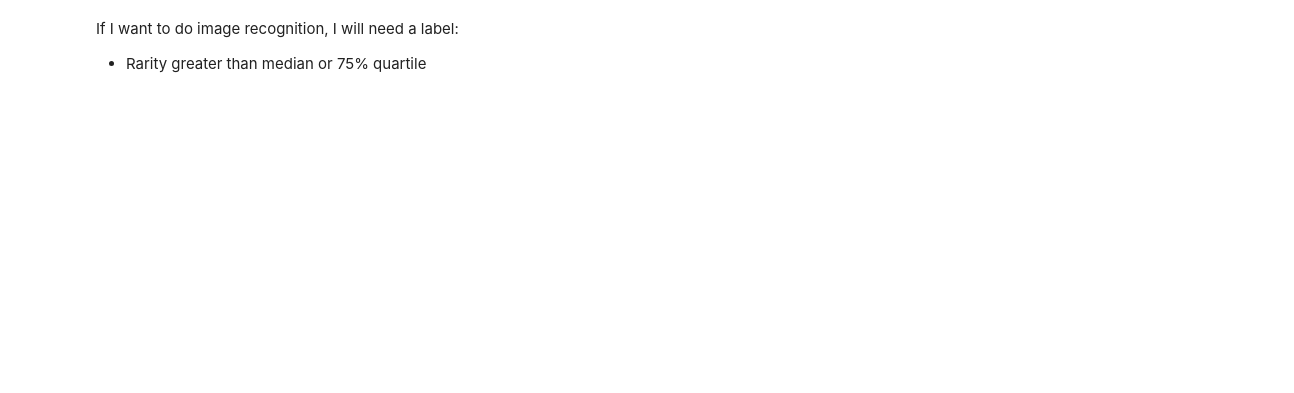
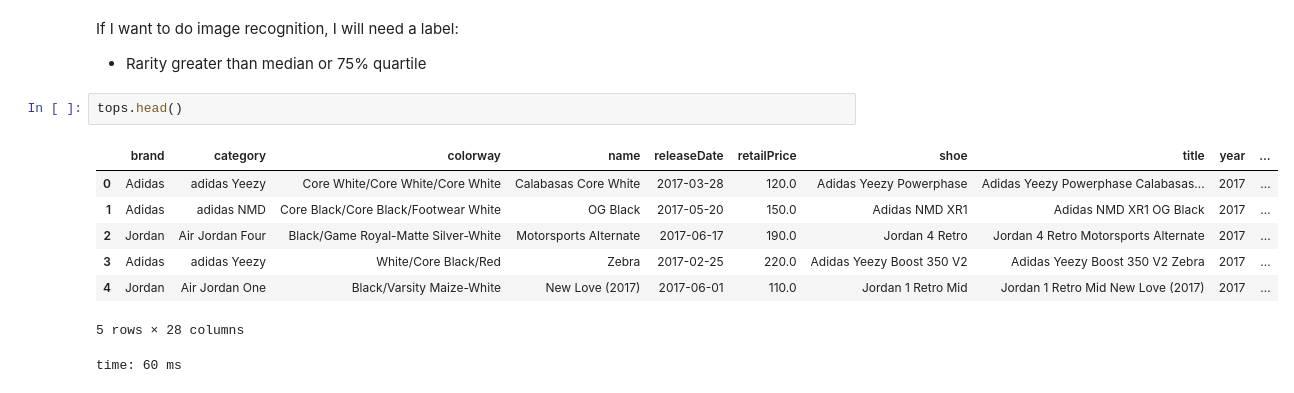
Before and after one commit to chrisk447/Capstone-GA, a Jupyter notebook: StockX Notebook.ipynb, the cells around one changed output. Cells and saved outputs as stored; diff of their text form; blank space fills up the shorter version.

```diff
--- a/StockX Notebook.ipynb
+++ b/StockX Notebook.ipynb
@@ -565,3 +564,14 @@ time: 16 ms
 # %% [markdown]
 If I want to do image recognition, I will need a label:
 - Rarity greater than median or 75% quartile
+# %%
+tops.head()
+# %% [output]
+|  | brand | category | colorway | name | releaseDate | retailPrice | shoe | title | year | ... |
+| 0 | Adidas | adidas Yeezy | Core White/Core White/Core White | Calabasas Core White | 2017-03-28 | 120.0 | Adidas Yeezy Powerphase | Adidas Yeezy Powerphase Calabasas... | 2017 | ... |
+| 1 | Adidas | adidas NMD | Core Black/Core Black/Footwear White | OG Black | 2017-05-20 | 150.0 | Adidas NMD XR1 | Adidas NMD XR1 OG Black | 2017 | ... |
+| 2 | Jordan | Air Jordan Four | Black/Game Royal-Matte Silver-White | Motorsports Alternate | 2017-06-17 | 190.0 | Jordan 4 Retro | Jordan 4 Retro Motorsports Alternate | 2017 | ... |
+| 3 | Adidas | adidas Yeezy | White/Core Black/Red | Zebra | 2017-02-25 | 220.0 | Adidas Yeezy Boost 350 V2 | Adidas Yeezy Boost 350 V2 Zebra | 2017 | ... |
+| 4 | Jordan | Air Jordan One | Black/Varsity Maize-White | New Love (2017) | 2017-06-01 | 110.0 | Jordan 1 Retro Mid | Jordan 1 Retro Mid New Love (2017) | 2017 | ... |
+5 rows × 28 columns
+time: 60 ms
```
Also changed, not shown: parts of 31 cells of this notebook.
